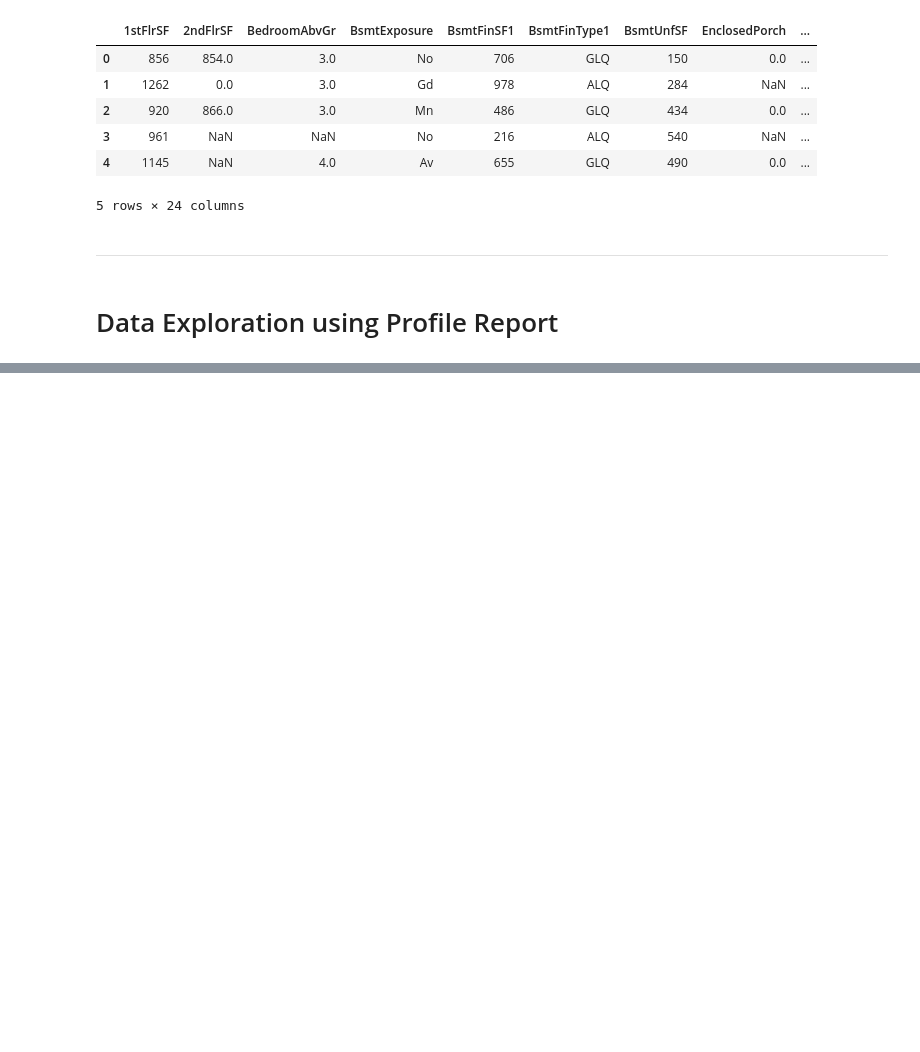
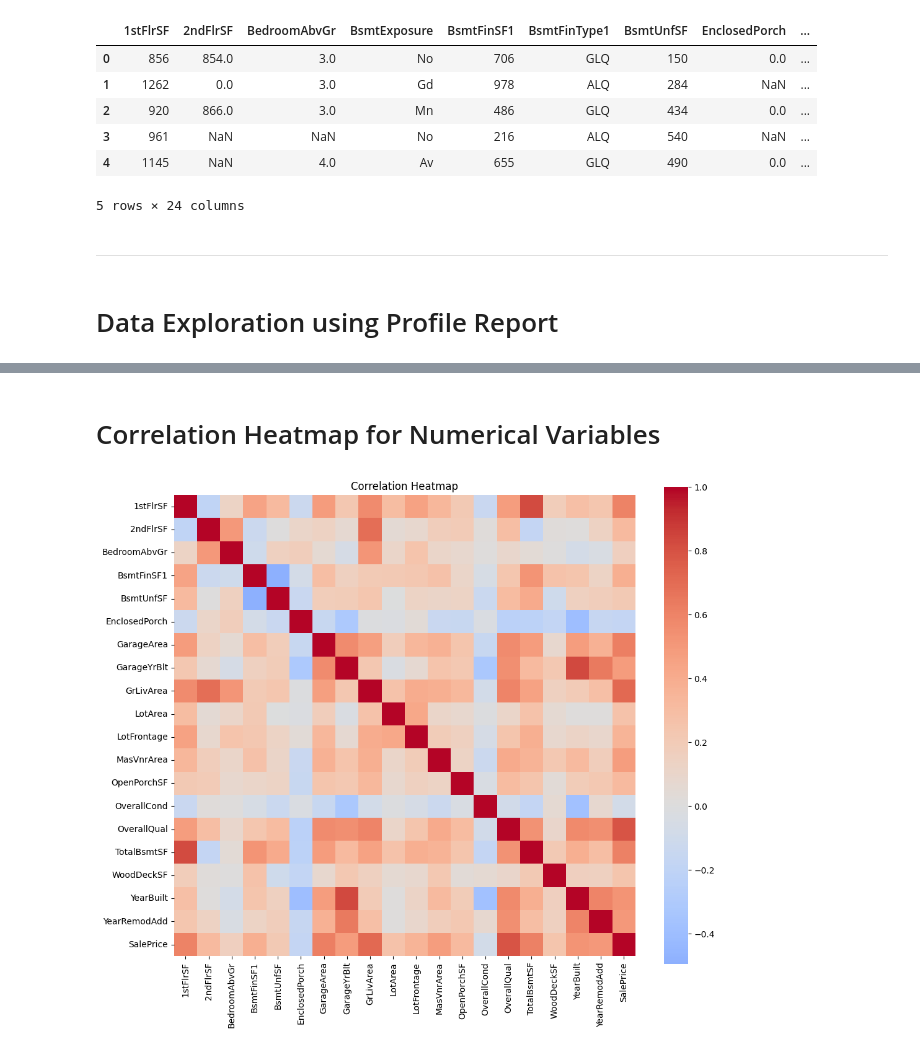
Before and after one commit to hisarciklilar/heritage-housing-issues, a Jupyter notebook: jupyter_notebooks/02 Exploratory Data Analysis.ipynb, the cells around one changed output, grey strips where cells are left out. Cells and saved outputs as stored; diff of their text form; code cells hidden in the pictures; blank space fills up the shorter version.

```diff
--- a/jupyter_notebooks/02 Exploratory Data Analysis.ipynb
+++ b/jupyter_notebooks/02 Exploratory Data Analysis.ipynb
@@ -109,0 +122,12 @@ except Exception as e:
+# %% [markdown]
+# Correlation Heatmap for Numerical Variables
+# %%
+%matplotlib inline
+numeric_cols = df.select_dtypes(include=np.number).columns
+corr = df[numeric_cols].corr()
+plt.figure(figsize=(12, 10))
+sns.heatmap(corr, cmap="coolwarm", center=0, annot=False, fmt=".2f", square=True)
+plt.title("Correlation Heatmap")
+plt.show()
+# %% [output]
+[figure, added]
```
Also changed, not shown: parts of 25 cells of this notebook.
